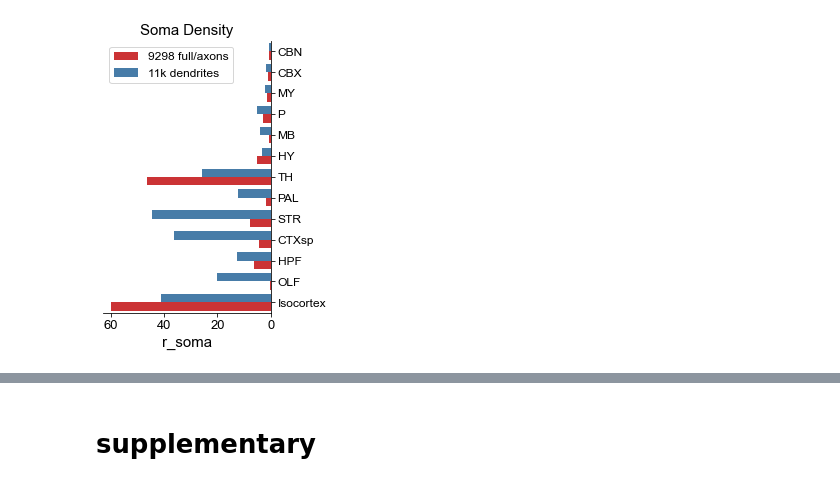
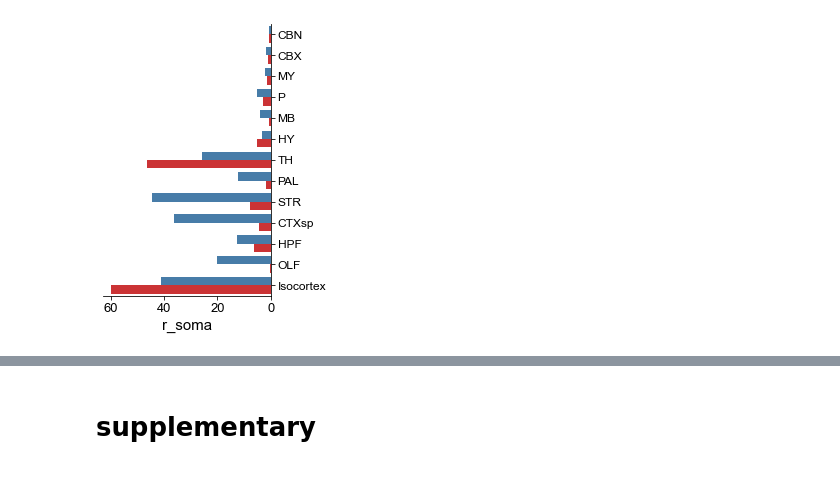
Before and after one commit to YunZhixi98/Connectivity_Type, a Jupyter notebook: fig1_celltype_distribution.ipynb, the cells around one changed output, grey strips where cells are left out. Saved outputs shown, nothing was run; the diff lists cells and outputs as text; code cells hidden in the pictures.

Commit message:
update main Fig scripts, add cross-modal scripts

```diff
--- a/fig1_celltype_distribution.ipynb
+++ b/fig1_celltype_distribution.ipynb
@@ -39,12 +39,12 @@ if not os.path.exists(volume_dict_path):
         for tt in tree:
             if tid in tt['structure_id_path']:
                 tidlist.append(tt['id'])
-        volume_dict[tid] = int(np.sum(np.isin(anno,tidlist)))
+        volume_dict[int(tid)] = int(np.sum(np.isin(anno,tidlist)))
     with open(volume_dict_path, 'w') as f:
         json.dump(volume_dict, f, indent=4)
 else:
     with open(volume_dict_path) as f:
-        volume_dict = json.load(f)
+        volume_dict = json.load(f,object_hook=lambda x:{int(k): v for k, v in x.items()})
 # %%
 material_path = r"E:\ZhixiYun\Projects\Neuron_Morphology_Table\Materials"
 # %%
@@ -82,43 +82,46 @@ tmpseries = df_ct1.rough.value_counts()
 tsidx = ct_ccf_sort(list(tmpseries.index))
 tsidx.remove('fiber tracts')
 tsidx.remove('root')
-tmpdf1 = pd.DataFrame([],columns=['CellType','counts','density','class'])
+tmpdf1 = pd.DataFrame([],columns=['CellType','counts','class'])
 tmpdf1.CellType=tsidx
 tmpdf1.counts=tmpseries.loc[tsidx].values
 tmpdf1['class']="9298 full/axons"
 for ind in tmpdf1.index:
     tmpdf1.loc[ind,'r_soma'] = tmpdf1.loc[ind,'counts'] / (volume_dict.get(lutnametoid[tmpdf1.loc[ind,'CellType']]) /40**3)
 
 
 tmpseries = df_ct2.rough.value_counts()
 tsidx = ct_ccf_sort(list(tmpseries.index))
 
-tmpdf2 = pd.DataFrame([],columns=['CellType','counts','density','class'])
+tmpdf2 = pd.DataFrame([],columns=['CellType','counts','class'])
 tmpdf2.CellType=tsidx
 tmpdf2.counts=tmpseries.loc[tsidx].values
 tmpdf2['class'] = '11k dendrites'
 
 for ind in tmpdf2.index:
     tmpdf2.loc[ind,'r_soma'] = tmpdf2.loc[ind,'counts'] / (volume_dict.get(lutnametoid[tmpdf2.loc[ind,'CellType']]) /40**3)
 
 tmpdf = pd.concat([tmpdf1,tmpdf2])
 
 fig,ax=plt.subplots(1,1,figsize=(3,5))
 sns.barplot(data=tmpdf,y='CellType',x='r_soma',hue='class',ax=ax,palette=sns.color_palette('Set1'), orient='h')
 ax.spines['top'].set_visible(False)
 ax.spines['left'].set_visible(False)
 
-plt.title('Soma Density',fontsize=15)
+# plt.title('Soma Density',fontsize=15)
 plt.gca().invert_yaxis()
 plt.gca().invert_xaxis()
 ax.yaxis.set_ticks_position('right')
 plt.yticks(fontsize=12)
 plt.xticks(fontsize=13)
 plt.xlabel('r_soma',fontsize=15)
 plt.ylabel('')
-plt.legend(loc='upper left',fontsize=12)
-# plt.savefig(r'E:\ZhixiYun\Projects\Neuron_Morphology_Table\Scripts\fig1\soma_density.png',dpi=300,
-#                                            bbox_inches='tight',facecolor="white")
+# plt.legend(loc='upper left',fontsize=12)
+ax.get_legend().remove()
+plt.savefig(r'./fig1/soma_density.svg',dpi=300,
+                                           bbox_inches='tight',facecolor="white")
 plt.show()
+
+tmpdf.to_csv(r'./fig1/soma_density.csv')
 # %% [output]
-[figure, old version]
+[figure, new version]
```
Also changed, not shown: parts of 10 cells of this notebook, 12 other files.
